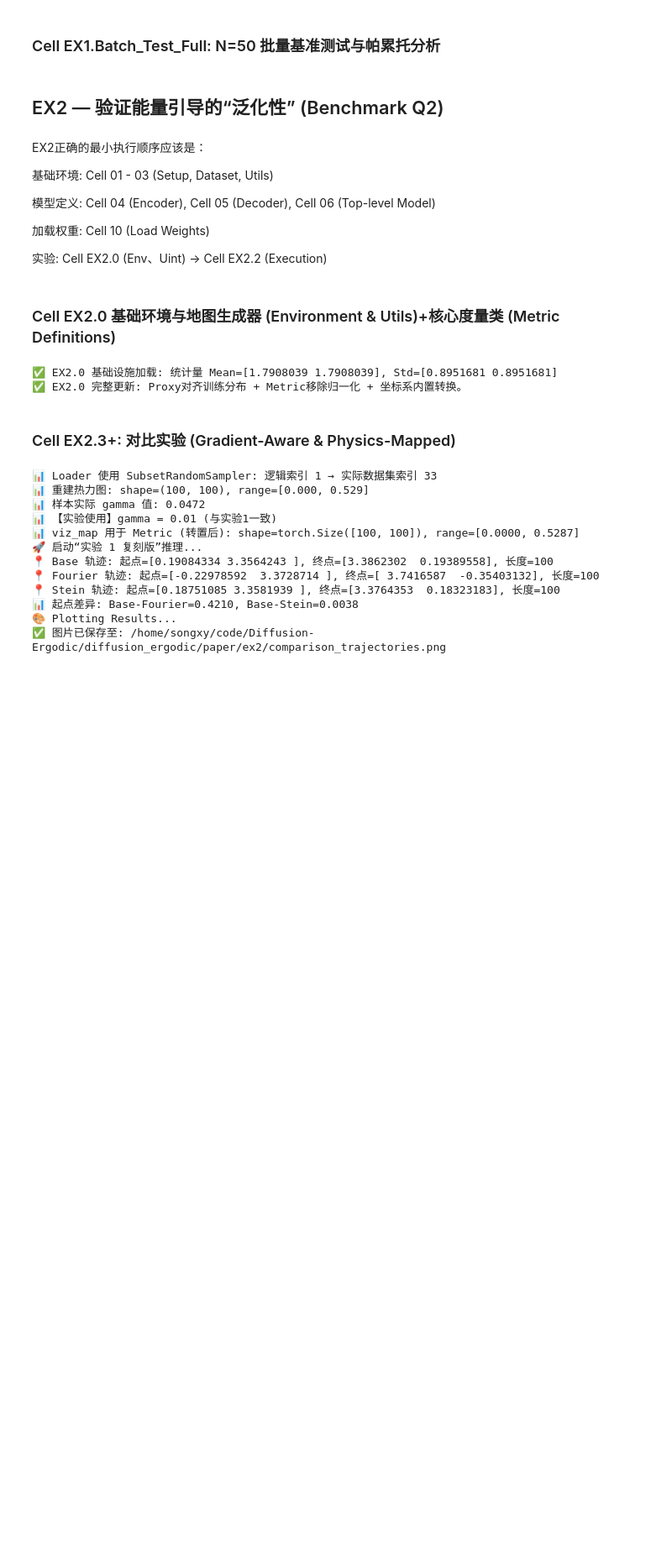
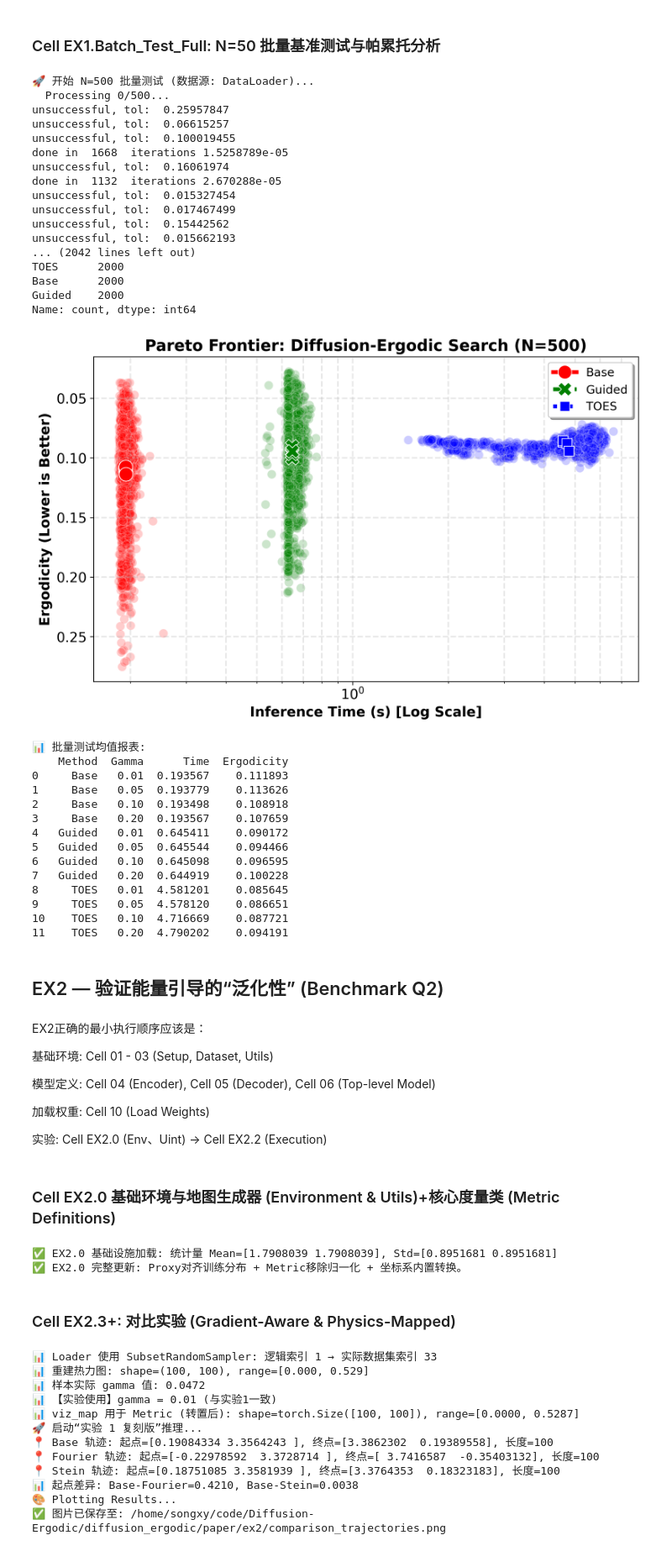
Before and after one commit to Islehecha/Diffusion-Ergodic-wandb, a Jupyter notebook: diffusion_ergodic/diffusion_ergodic Experiments.iPynb, the cells around one changed output. Shown at 84% size. Saved outputs shown, nothing was run; the diff lists cells and outputs as text; code cells hidden in the pictures; blank space fills up the shorter version.

```diff
--- a/diffusion_ergodic/diffusion_ergodic Experiments.iPynb
+++ b/diffusion_ergodic/diffusion_ergodic Experiments.iPynb
@@ -3155,7 +3159,7 @@ from models.diffusion_utils.sampling import dpm_sampler
 # ==========================================
 # 0. 环境配置与 Loader 锁定
 # ==========================================
-BATCH_SIZE = 50
+BATCH_SIZE = 500
 GAMMA_LEVELS = [0.2, 0.1, 0.05, 0.01]
 DEVICE = 'cuda' if torch.cuda.is_available() else 'cpu'
 
@@ -3285,33 +3289,66 @@ if not df_bench.empty:
 
     # 增大线宽和标记
     sns.lineplot(data=summary, x='Time', y='Ergodicity', hue='Method', style='Method',
                  markers=True, markersize=14, linewidth=4, palette=palette)
     sns.scatterplot(data=df_bench, x='Time', y='Ergodicity', hue='Method',
                     alpha=0.2, s=80, palette=palette, legend=False)  # s代替markersize
 
     plt.xscale('log')
     plt.gca().invert_yaxis()
     plt.grid(True, which="both", ls="--", alpha=0.3, linewidth=1.5)  # 增粗网格线
     plt.xlabel('Inference Time (s) [Log Scale]', fontweight='bold', fontsize=14)
     plt.ylabel('Ergodicity (Lower is Better)', fontweight='bold', fontsize=14)
     plt.title(f'Pareto Frontier: Diffusion-Ergodic Search (N={BATCH_SIZE})',
               fontweight='bold', fontsize=16)
 
     # 增粗图例线条
     leg = plt.legend(frameon=True, fancybox=True, shadow=True, loc='best')
     for line in leg.get_lines():
         line.set_linewidth(4)
 
     # 保存图片
     save_path = "/home/songxy/code/Diffusion-Ergodic/diffusion_ergodic/paper/ex1/"
     import os
     os.makedirs(save_path, exist_ok=True)
     plt.savefig(f"{save_path}/pareto_frontier.png", bbox_inches='tight', dpi=300)
     plt.savefig(f"{save_path}/pareto_frontier.pdf", bbox_inches='tight')  # 矢量图备用
     plt.show()
 
     print("\n📊 批量测试均值报表:")
     print(summary.sort_values(by=['Method', 'Gamma']))
+# %% [output]
+🚀 开始 N=500 批量测试 (数据源: DataLoader)...
+  Processing 0/500...
+unsuccessful, tol:  0.25957847
+unsuccessful, tol:  0.06615257
+unsuccessful, tol:  0.100019455
+done in  1668  iterations 1.5258789e-05
+unsuccessful, tol:  0.16061974
+done in  1132  iterations 2.670288e-05
+unsuccessful, tol:  0.015327454
+unsuccessful, tol:  0.017467499
+unsuccessful, tol:  0.15442562
+unsuccessful, tol:  0.015662193
+... (2042 lines left out)
+TOES      2000
+Base      2000
+Guided    2000
+Name: count, dtype: int64
+[figure, added]
+📊 批量测试均值报表:
+    Method  Gamma      Time  Ergodicity
+0     Base   0.01  0.193567    0.111893
+1     Base   0.05  0.193779    0.113626
+2     Base   0.10  0.193498    0.108918
+3     Base   0.20  0.193567    0.107659
+4   Guided   0.01  0.645411    0.090172
+5   Guided   0.05  0.645544    0.094466
+6   Guided   0.10  0.645098    0.096595
+7   Guided   0.20  0.644919    0.100228
+8     TOES   0.01  4.581201    0.085645
+9     TOES   0.05  4.578120    0.086651
+10    TOES   0.10  4.716669    0.087721
+11    TOES   0.20  4.790202    0.094191
 # %% [markdown]
 ## EX2 — 验证能量引导的“泛化性” (Benchmark Q2)
 # %% [markdown]
```
Also changed, not shown: parts of 9 cells of this notebook, 2 other files.
